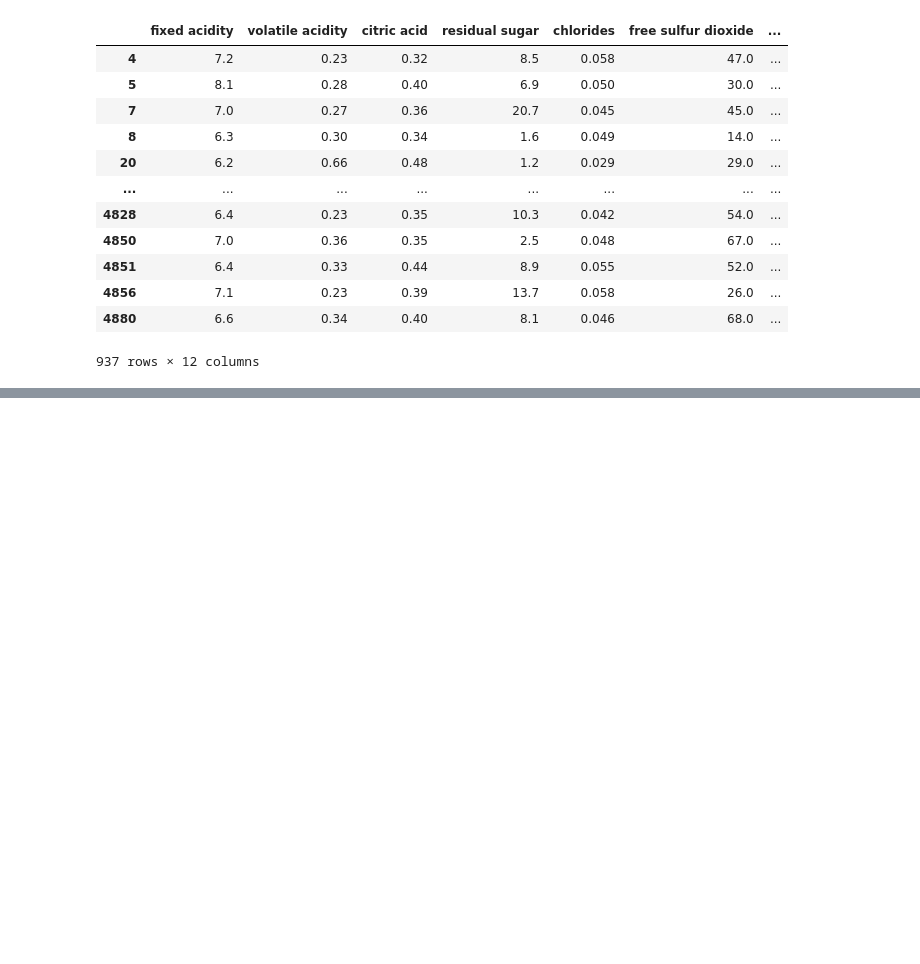
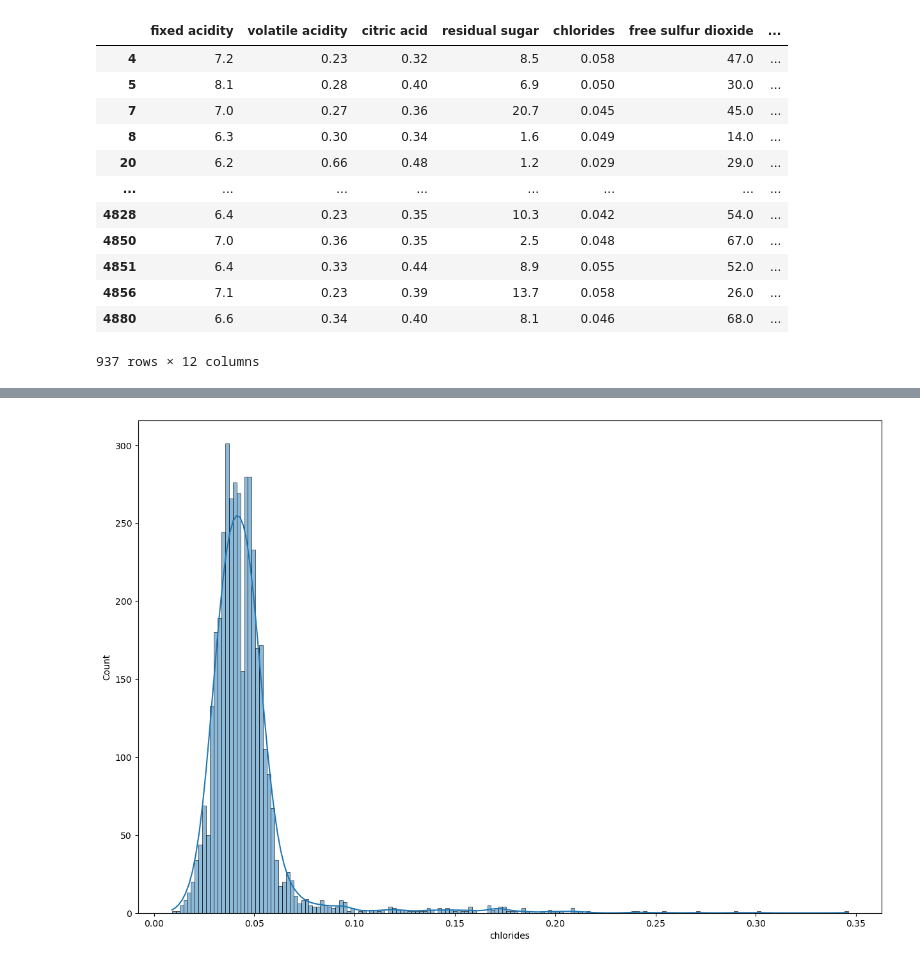
Before and after one commit to therai0/100-days-, a Jupyter notebook: day_46/wine.ipynb, the cells around one changed output, grey strips where cells are left out. Cells and saved outputs as stored; diff of their text form; code cells hidden in the pictures; blank space fills up the shorter version.

```diff
--- a/day_46/wine.ipynb
+++ b/day_46/wine.ipynb
@@ -154,0 +202,7 @@ wine.corr()
+# %%
+plt.figure(figsize=(15,10))
+for column in wine.columns:
+    if column == 'chlorides':
+        sns.histplot(wine[column],kde=True)
+# %% [output]
+[figure, added]
```
Also changed, not shown: parts of 9 cells of this notebook, 2 other files.
